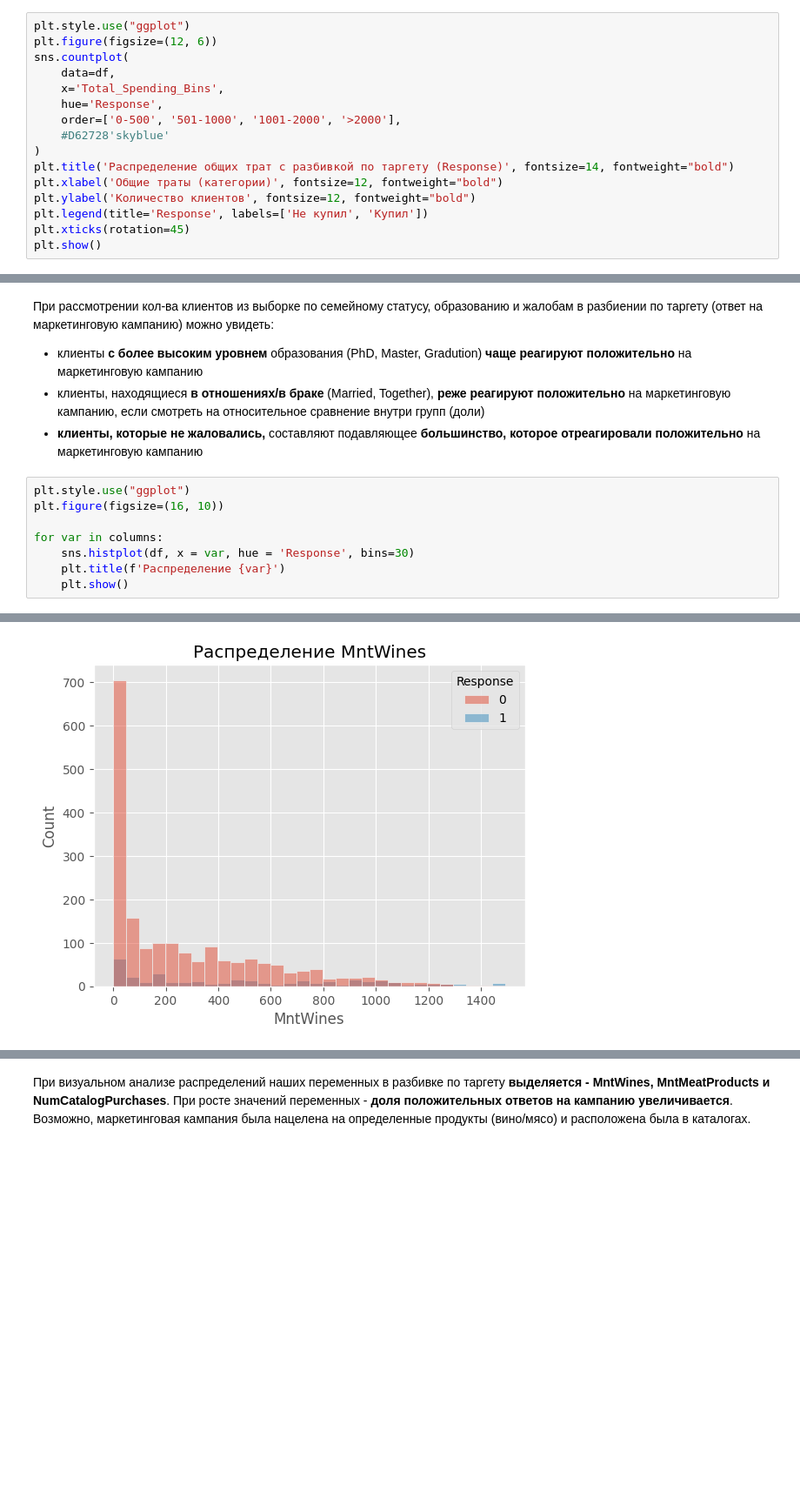
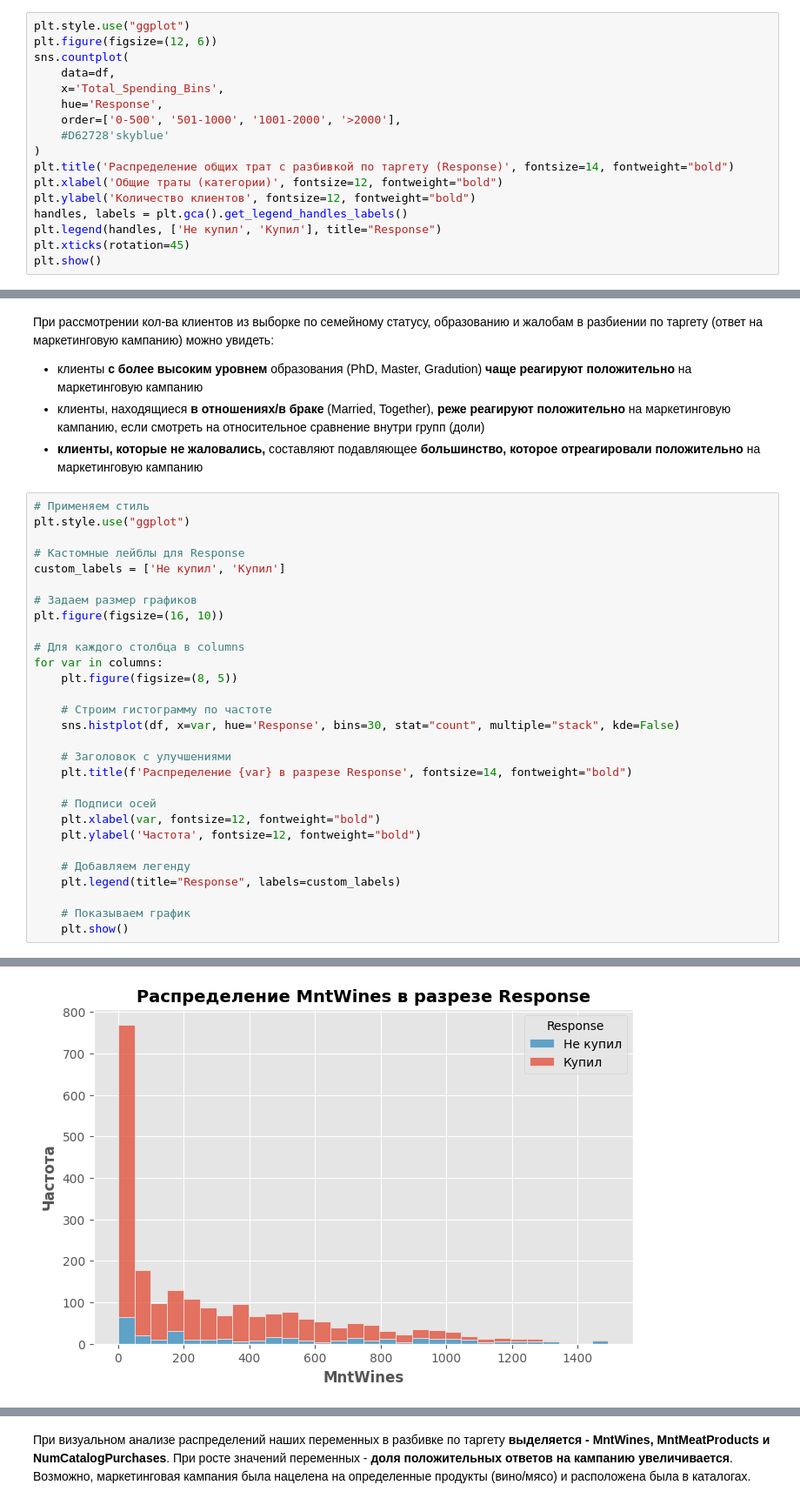
Before and after one commit to AndreyTrichev/customer-purchase-prediction, a Jupyter notebook: EDA_dev.ipynb, the cells around one changed output, grey strips where cells are left out. Shown at 87% size. Drawn from its saved outputs; the diff is of its cells as text; blank space fills up the shorter version.

```diff
--- a/EDA_dev.ipynb
+++ b/EDA_dev.ipynb
@@ -500,7 +542,8 @@ sns.countplot(
 plt.title('Распределение общих трат с разбивкой по таргету (Response)', fontsize=14, fontweight="bold")
 plt.xlabel('Общие траты (категории)', fontsize=12, fontweight="bold")
 plt.ylabel('Количество клиентов', fontsize=12, fontweight="bold")
-plt.legend(title='Response', labels=['Не купил', 'Купил'])
+handles, labels = plt.gca().get_legend_handles_labels()
+plt.legend(handles, ['Не купил', 'Купил'], title="Response")
 plt.xticks(rotation=45)
 plt.show()
 # %% [output]
@@ -694,11 +745,32 @@ for i, var in enumerate(['Education', 'Marital_Status', 'Complain'], 1):
 * клиенты, находящиеся **в отношениях/в браке** (Married, Together), **реже реагируют положительно** на маркетинговую кампанию, если смотреть на относительное сравнение внутри групп (доли)
 * **клиенты, которые не жаловались,** составляют подавляющее **большинство, которое отреагировали положительно** на маркетинговую кампанию
 # %%
+# Применяем стиль
 plt.style.use("ggplot")
+
+# Кастомные лейблы для Response
+custom_labels = ['Не купил', 'Купил']
+
+# Задаем размер графиков
 plt.figure(figsize=(16, 10))
 
+# Для каждого столбца в columns
 for var in columns:
-    sns.histplot(df, x = var, hue = 'Response', bins=30)
-    plt.title(f'Распределение {var}')
+    plt.figure(figsize=(8, 5))
+
+    # Строим гистограмму по частоте
+    sns.histplot(df, x=var, hue='Response', bins=30, stat="count", multiple="stack", kde=False)
+
+    # Заголовок с улучшениями
+    plt.title(f'Распределение {var} в разрезе Response', fontsize=14, fontweight="bold")
+
+    # Подписи осей
+    plt.xlabel(var, fontsize=12, fontweight="bold")
+    plt.ylabel('Частота', fontsize=12, fontweight="bold")
+
+    # Добавляем легенду
+    plt.legend(title="Response", labels=custom_labels)
+
+    # Показываем график
     plt.show()
 # %% [output]
@@ -706 +779 @@ for var in columns:
-[figure, old version]
+[figure, new version]
```
Also changed, not shown: parts of 18 cells of this notebook.
